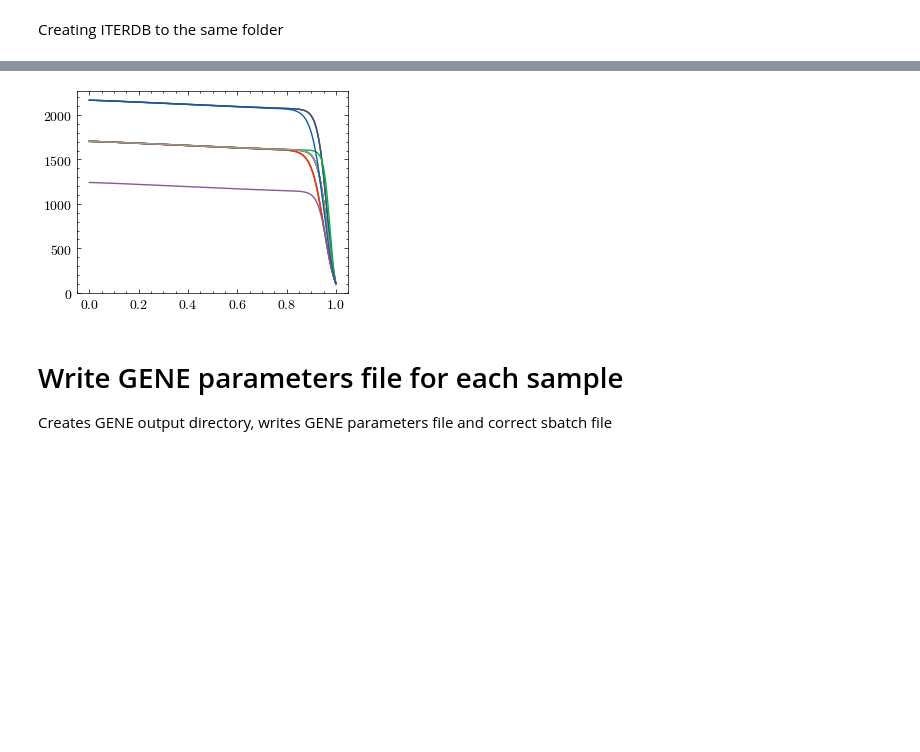
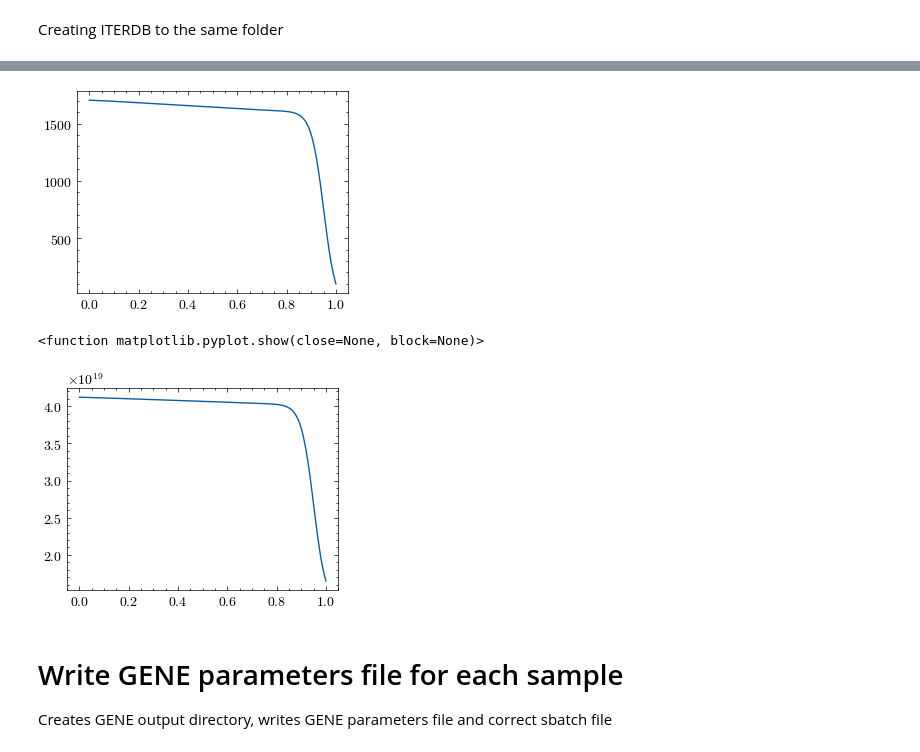
Before and after one commit to DIGIfusion/enchanted-surrogates, a Jupyter notebook: notebooks/data_sprint_anna.ipynb, the cells around one changed output, grey strips where cells are left out. Saved outputs shown, nothing was run; the diff lists cells and outputs as text; code cells hidden in the pictures; blank space fills up the shorter version.

```diff
--- a/notebooks/data_sprint_anna.ipynb
+++ b/notebooks/data_sprint_anna.ipynb
@@ -334,10 +334,10 @@ print(hel_output_names[11:12])
 First generate EQDSK. Separating these two, due to a crashing problem with lumi. EQDSK is created but iterdb (which uses the eqdsk) is empty. Here implementing Daniel's way to send batch job
 # %%
 import sys, os
-print(hel_output_names)
+print(hel_output_names[11:13])
 for name_path in hel_output_names:
     fpath = os.path.join(base_run_dir, run_folder_name, name_path)
-    eqdsk_path = os.path.join(base_run_dir, run_folder_name, name_path, "conv.eqdsk")
+    eqdsk_path = os.path.join(base_run_dir, run_folder_name, name_path, "test2.eqdsk")
     # eqdsk_out = gp.helena_to_eqdsk(fpath, eqdsk_path, NR, NZ)
     os.system(f'sbatch hel_to_eq_submit.cmd {fpath} {eqdsk_path}')
 # %% [output]
@@ -362,8 +362,8 @@ Creating ITERDB to the same folder
 # %%
 for name_path in hel_output_names:
     fpath = os.path.join(base_run_dir, run_folder_name, name_path)
-    eqdsk_path = os.path.join(base_run_dir, run_folder_name, name_path, "conv.eqdsk")
-    iterdb_path = os.path.join(base_run_dir, run_folder_name, name_path, "iterdb")
+    eqdsk_path = os.path.join(base_run_dir, run_folder_name, name_path, "test2.eqdsk")
+    iterdb_path = os.path.join(base_run_dir, run_folder_name, name_path, "iterdb2")
     print(eqdsk_path)
     print(iterdb_path)
 
@@ -375,12 +389,20 @@ ValueError: invalid literal for int() with base 10: 'NEW'
 # %%
 from parsers.HELENAparser import HELENAparser
 hp = HELENAparser()
-for name_path in hel_output_names:
+for name_path in hel_output_names[6:7]:
     fpath = os.path.join(base_run_dir, run_folder_name, name_path, "eliteinp")
     eli = hp.read_eliteinput(fpath)
     plt.plot(eli["Psi"]/np.max(eli["Psi"]), eli["Te"])
+plt.show()
+for name_path in hel_output_names[6:7]:
+    fpath = os.path.join(base_run_dir, run_folder_name, name_path, "eliteinp")
+    eli = hp.read_eliteinput(fpath)
+    plt.plot(eli["Psi"]/np.max(eli["Psi"]), eli["ne"])
+plt.show
 # %% [output]
-[figure, old version]
+[figure, new version]
+<function matplotlib.pyplot.show(close=None, block=None)>
+[figure, added]
 # %% [markdown]
 # Write GENE parameters file for each sample
 Creates GENE output directory, writes GENE parameters file and correct sbatch file
```
Also changed, not shown: parts of 7 cells of this notebook, 2 other files.
